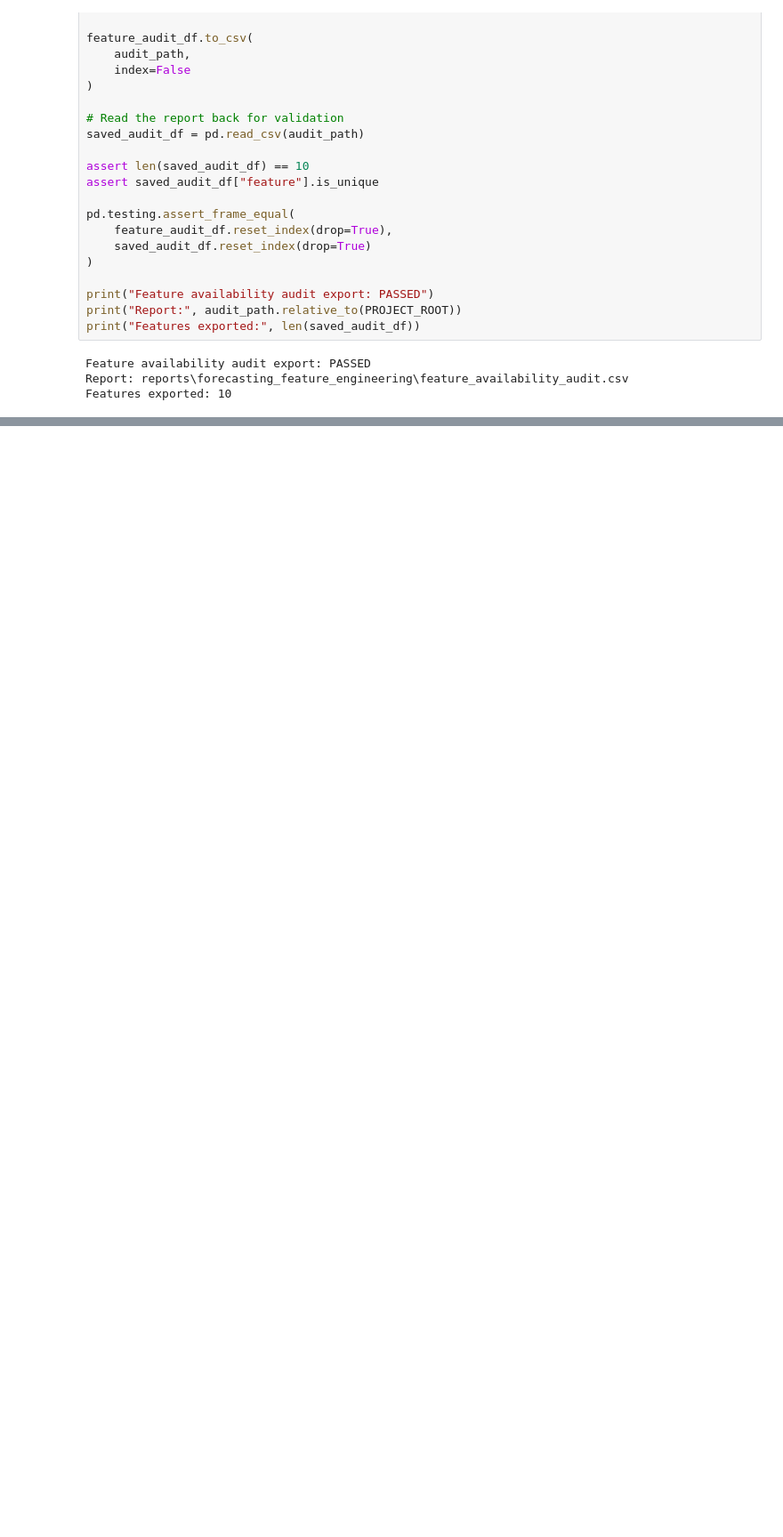
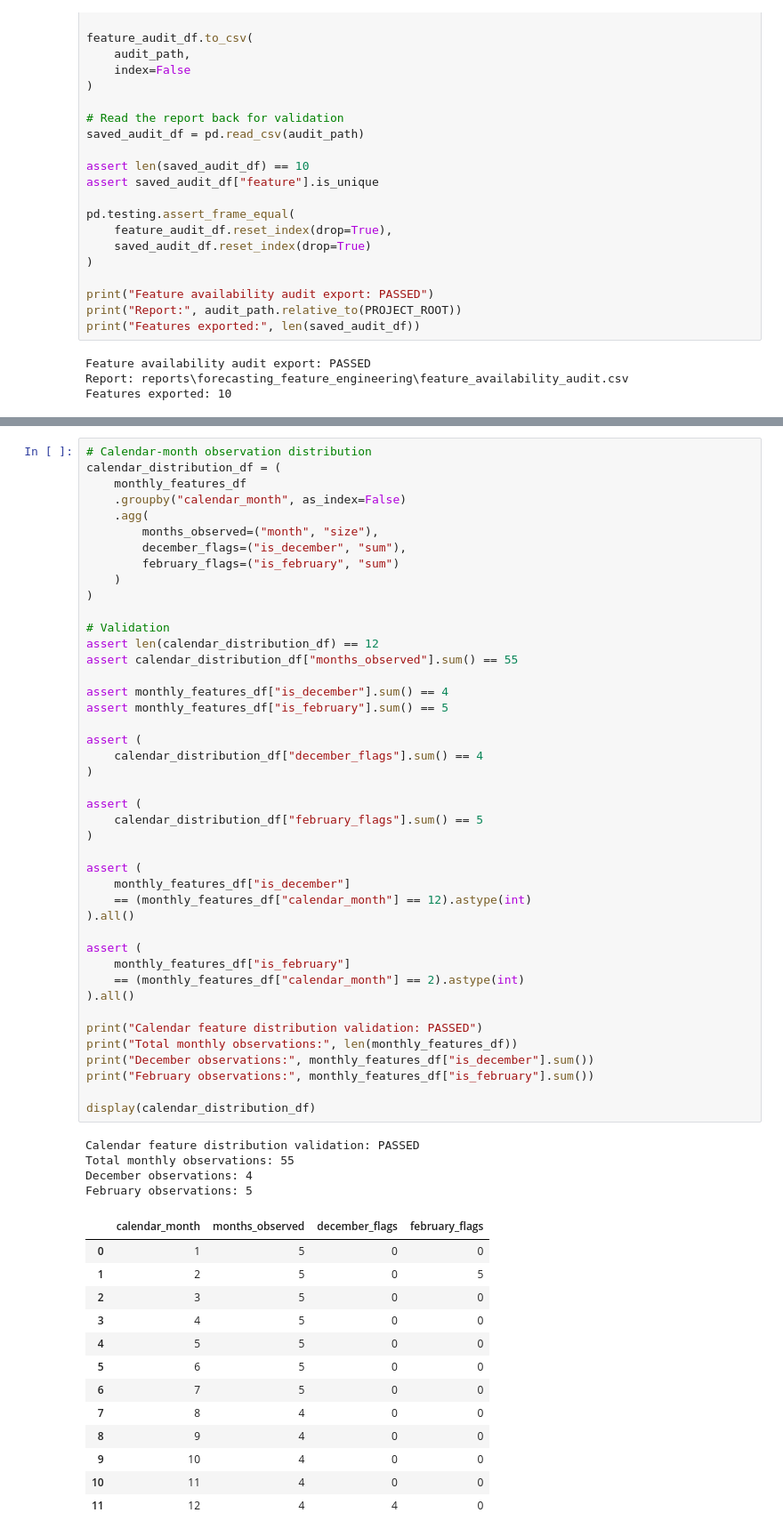
Before and after one commit to Abu-Hozaifa-Retail-Analyst/retail-sales-forecasting, a Jupyter notebook: notebooks/05_forecasting/03_calendar_promotion_feature_engineering.ipynb, the cells around one changed output, grey strips where cells are left out. Shown at 89% size. Drawn from its saved outputs; the diff is of its cells as text; blank space fills up the shorter version.

```diff
--- a/notebooks/05_forecasting/03_calendar_promotion_feature_engineering.ipynb
+++ b/notebooks/05_forecasting/03_calendar_promotion_feature_engineering.ipynb
@@ -539,0 +633,61 @@ Features exported: 10
+# %%
+# Calendar-month observation distribution
+calendar_distribution_df = (
+    monthly_features_df
+    .groupby("calendar_month", as_index=False)
+    .agg(
+        months_observed=("month", "size"),
+        december_flags=("is_december", "sum"),
+        february_flags=("is_february", "sum")
+    )
+)
+
+# Validation
+assert len(calendar_distribution_df) == 12
+assert calendar_distribution_df["months_observed"].sum() == 55
+
+assert monthly_features_df["is_december"].sum() == 4
+assert monthly_features_df["is_february"].sum() == 5
+
+assert (
+    calendar_distribution_df["december_flags"].sum() == 4
+)
+
+assert (
+    calendar_distribution_df["february_flags"].sum() == 5
+)
+
+assert (
+    monthly_features_df["is_december"]
+    == (monthly_features_df["calendar_month"] == 12).astype(int)
+).all()
+
+assert (
+    monthly_features_df["is_february"]
+    == (monthly_features_df["calendar_month"] == 2).astype(int)
+).all()
+
+print("Calendar feature distribution validation: PASSED")
+print("Total monthly observations:", len(monthly_features_df))
+print("December observations:", monthly_features_df["is_december"].sum())
+print("February observations:", monthly_features_df["is_february"].sum())
+
+display(calendar_distribution_df)
+# %% [output]
+Calendar feature distribution validation: PASSED
+Total monthly observations: 55
+December observations: 4
+February observations: 5
+|  | calendar_month | months_observed | december_flags | february_flags |
+| 0 | 1 | 5 | 0 | 0 |
+| 1 | 2 | 5 | 0 | 5 |
+| 2 | 3 | 5 | 0 | 0 |
+| 3 | 4 | 5 | 0 | 0 |
+| 4 | 5 | 5 | 0 | 0 |
+| 5 | 6 | 5 | 0 | 0 |
+| 6 | 7 | 5 | 0 | 0 |
+| 7 | 8 | 4 | 0 | 0 |
+| 8 | 9 | 4 | 0 | 0 |
+| 9 | 10 | 4 | 0 | 0 |
+| 10 | 11 | 4 | 0 | 0 |
+| 11 | 12 | 4 | 4 | 0 |
```
Also changed, not shown: parts of 19 cells of this notebook, 2 other files.
